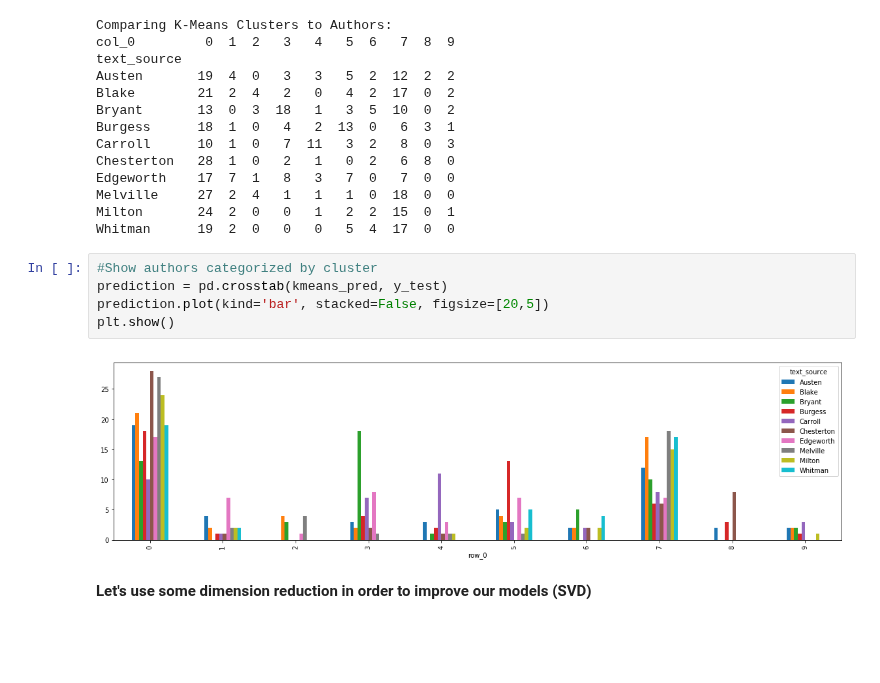
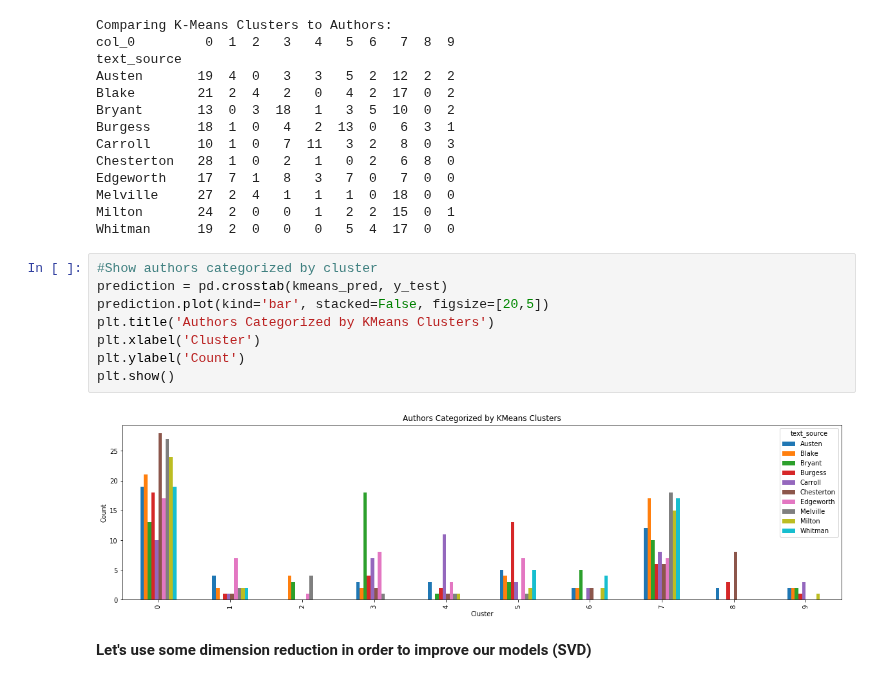
Before and after one commit to str007/Thinkful, a Jupyter notebook: Unsupervised_Learning_Capstone.ipynb, the cells around one changed output. Drawn from its saved outputs; the diff is of its cells as text; blank space fills up the shorter version.

```diff
--- a/Unsupervised_Learning_Capstone.ipynb
+++ b/Unsupervised_Learning_Capstone.ipynb
@@ -737,10 +743,13 @@ Whitman      19  2  0   0   0   5  4  17  0  0
 # %%
 #Show authors categorized by cluster
 prediction = pd.crosstab(kmeans_pred, y_test)
 prediction.plot(kind='bar', stacked=False, figsize=[20,5])
+plt.title('Authors Categorized by KMeans Clusters')
+plt.xlabel('Cluster')
+plt.ylabel('Count')
 plt.show()
 # %% [output]
-[figure, old version]
+[figure, new version]
 # %% [markdown]
 **Let's use some dimension reduction in order to improve our models (SVD)**
 # %%
```
Also changed, not shown: parts of 5 cells of this notebook.
